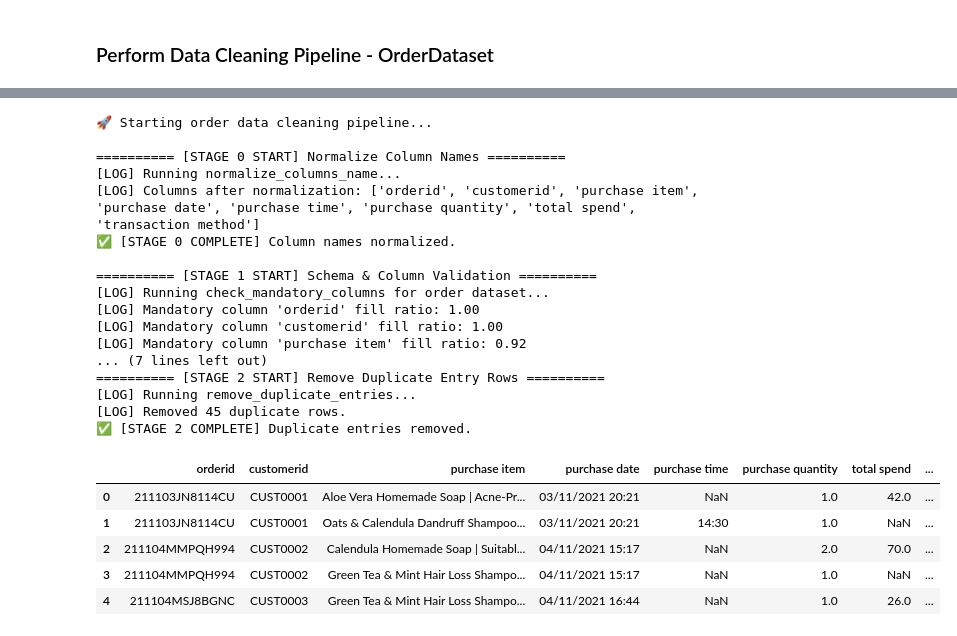
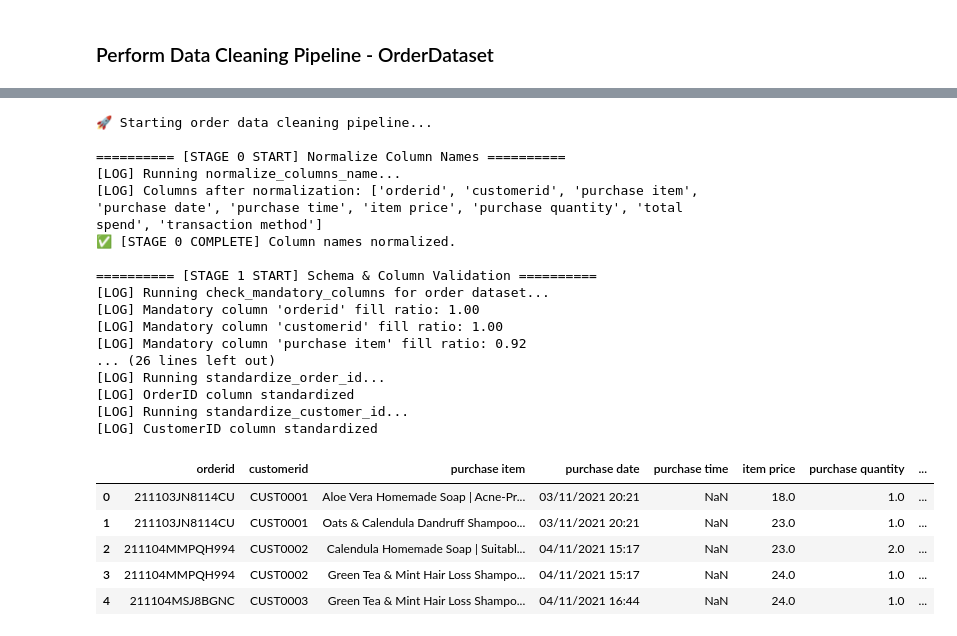
Before and after one commit to celinezyyy/Segma_FYP, a Jupyter notebook: server/python/dataCleaning/customerCleaning.ipynb, the cells around one changed output, grey strips where cells are left out. Cells and saved outputs as stored; diff of their text form; code cells hidden in the pictures.

Commit message:
(WIP) - Order cleaning pipeline - standardize part

```diff
--- a/server/python/dataCleaning/customerCleaning.ipynb
+++ b/server/python/dataCleaning/customerCleaning.ipynb
@@ -754,6 +763,34 @@ order_df.head()
 
 # ============================================= (ORDER DATASET) STAGE 2: REMOVE DUPLICATE ENTRY ROW =================================================
 # From Generic function: remove_duplicate_entries
+
+# ============================================= (ORDER DATASET) STAGE 3: STANDARDIZATION & NORMALIZATION =============================================
+# From Generic function: standardize_customer_id
+def standardized_order_id(df):
+    """Standardize OrderID format while preserving NaN"""
+    print("[LOG] Running standardize_order_id...")
+    if 'orderid' in df.columns:
+        # Fill NaN with empty string before converting to string
+        df.loc[:, 'orderid'] = df['orderid'].fillna('').astype(str).str.strip().str.upper()
+        print("[LOG] OrderID column standardized")
+    else:
+        print("[LOG] OrderID column not found, skipping")
+    return df
+
+def standardize_datetime(df):
+    # Combine into single column if separate
+    if "purchase date" in df.columns and "purchase time" in df.columns:
+        df["purchase_datetime"] = (
+            df["purchase date"].astype(str).str.strip() + " " + df["purchase time"].astype(str).str.strip()
+        )
+    else:
+        df["purchase_datetime"] = df["purchase date"]
+
+    # Convert to pandas datetime
+    df["purchase_datetime"] = pd.to_datetime(df["purchase_datetime"], errors="coerce")
+    df["purchase_date"] = df["purchase_datetime"].dt.date
+    df["purchase_time"] = df["purchase_datetime"].dt.time
+    return df
 # %%
 
 # ============================================= (ORDER DATASET) DATASET CLEANING PIPELINE =============================================
@@ -771,8 +808,9 @@ def clean_order_dataset(df, original_order_dataset_name):
     # STAGE 1: SCHEMA & COLUMN VALIDATION
     # =============================================
     print("========== [STAGE 1 START] Schema & Column Validation ==========")
-    order_mandatory = ["orderid", "customerid", "purchase item", "purchase date", "purchase time", "purchase quantity", "total spend", "transaction method"]
+    order_mandatory = ["orderid", "customerid", "purchase item", "purchase date", "purchase time", "item price", "purchase quantity", "total spend", "transaction method"]
     df, message = check_mandatory_columns(df, dataset_type="order", mandatory_columns=order_mandatory)
+    print(message)
     print("✅ [STAGE 1 COMPLETE] Schema validation done.\n")
 
     # ============================================================
@@ -783,40 +821,45 @@ def clean_order_dataset(df, original_order_dataset_name):
     print("✅ [STAGE 2 COMPLETE] Duplicate entries removed.\n")
 
     # =============================================
-    # STAGE 3: DEDUPLICATION
+    # STAGE 3: STANDARDIZATION & NORMALIZATION
     # =============================================
+    print("========== [STAGE 3 START] Standardization & Normalization ==========")
+    df = standardized_order_id(df)
+    df = standardize_customer_id(df)
 
-    return df, message
+    return df
+    # later add on return clean file name
 # %%
 # Keep a copy for comparison
 original_order_df = order_df.copy()
 
 # >>>>>>>>>>>>>>>>>>>> (ORDER DATASET) IMPLEMENT CLEANING PIPELINE >>>>>>>>>>>>>>>>>>>
-cleaned_order_df, cleaned_file_name = clean_order_dataset(order_df, original_order_dataset_name)
+# cleaned_order_df, cleaned_file_name = clean_order_dataset(order_df, original_order_dataset_name)
+cleaned_order_df = clean_order_dataset(order_df, original_order_dataset_name)
 
 # AFTER CLEANING : CLEANED VERSION TO BE STORED BACK TO DATABASE
 cleaned_order_df.head()
 # %% [output]
 🚀 Starting order data cleaning pipeline...
 
 ========== [STAGE 0 START] Normalize Column Names ==========
 [LOG] Running normalize_columns_name...
-[LOG] Columns after normalization: ['orderid', 'customerid', 'purchase item', 'purchase date', 'purchase time', 'purchase quantity', 'total spend', 'transaction method']
+[LOG] Columns after normalization: ['orderid', 'customerid', 'purchase item', 'purchase date', 'purchase time', 'item price', 'purchase quantity', 'total spend', 'transaction method']
 ✅ [STAGE 0 COMPLETE] Column names normalized.
 
 ========== [STAGE 1 START] Schema & Column Validation ==========
 [LOG] Running check_mandatory_columns for order dataset...
 [LOG] Mandatory column 'orderid' fill ratio: 1.00
 [LOG] Mandatory column 'customerid' fill ratio: 1.00
 [LOG] Mandatory column 'purchase item' fill ratio: 0.92
-... (7 lines left out)
-========== [STAGE 2 START] Remove Duplicate Entry Rows ==========
-[LOG] Running remove_duplicate_entries...
-[LOG] Removed 45 duplicate rows.
-✅ [STAGE 2 COMPLETE] Duplicate entries removed.
+... (26 lines left out)
+[LOG] Running standardize_order_id...
+[LOG] OrderID column standardized
+[LOG] Running standardize_customer_id...
+[LOG] CustomerID column standardized
-|  | orderid | customerid | purchase item | purchase date | purchase time | purchase quantity | total spend | ... |
-| 0 | 211103JN8114CU | CUST0001 | Aloe Vera Homemade Soap | Acne-Pr... | 03/11/2021 20:21 | NaN | 1.0 | 42.0 | ... |
-| 1 | 211103JN8114CU | CUST0001 | Oats & Calendula Dandruff Shampoo... | 03/11/2021 20:21 | 14:30 | 1.0 | NaN | ... |
-| 2 | 211104MMPQH994 | CUST0002 | Calendula Homemade Soap | Suitabl... | 04/11/2021 15:17 | NaN | 2.0 | 70.0 | ... |
-| 3 | 211104MMPQH994 | CUST0002 | Green Tea & Mint Hair Loss Shampo... | 04/11/2021 15:17 | NaN | 1.0 | NaN | ... |
-| 4 | 211104MSJ8BGNC | CUST0003 | Green Tea & Mint Hair Loss Shampo... | 04/11/2021 16:44 | NaN | 1.0 | 26.0 | ... |
+|  | orderid | customerid | purchase item | purchase date | purchase time | item price | purchase quantity | ... |
+| 0 | 211103JN8114CU | CUST0001 | Aloe Vera Homemade Soap | Acne-Pr... | 03/11/2021 20:21 | NaN | 18.0 | 1.0 | ... |
+| 1 | 211103JN8114CU | CUST0001 | Oats & Calendula Dandruff Shampoo... | 03/11/2021 20:21 | NaN | 23.0 | 1.0 | ... |
+| 2 | 211104MMPQH994 | CUST0002 | Calendula Homemade Soap | Suitabl... | 04/11/2021 15:17 | NaN | 23.0 | 2.0 | ... |
+| 3 | 211104MMPQH994 | CUST0002 | Green Tea & Mint Hair Loss Shampo... | 04/11/2021 15:17 | NaN | 24.0 | 1.0 | ... |
+| 4 | 211104MSJ8BGNC | CUST0003 | Green Tea & Mint Hair Loss Shampo... | 04/11/2021 16:44 | NaN | 24.0 | 1.0 | ... |
```
Also changed, not shown: parts of 6 cells of this notebook.
